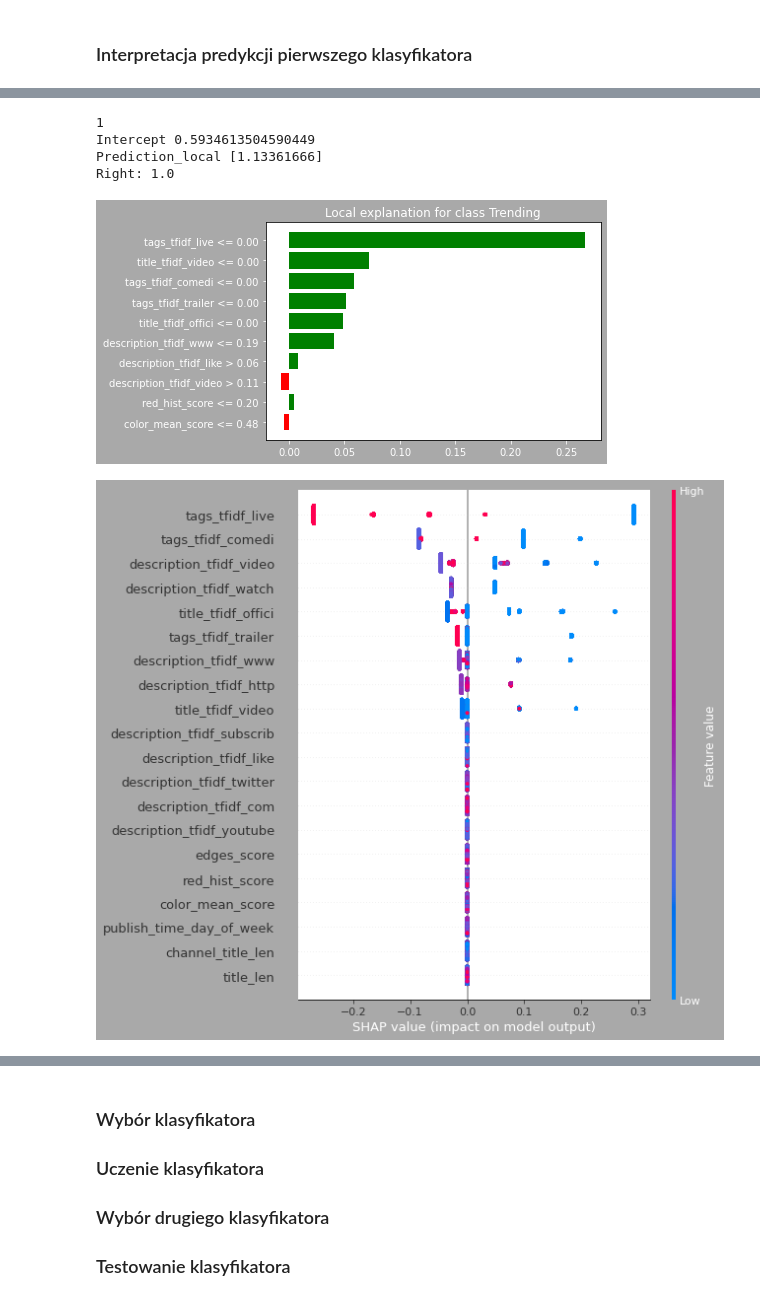
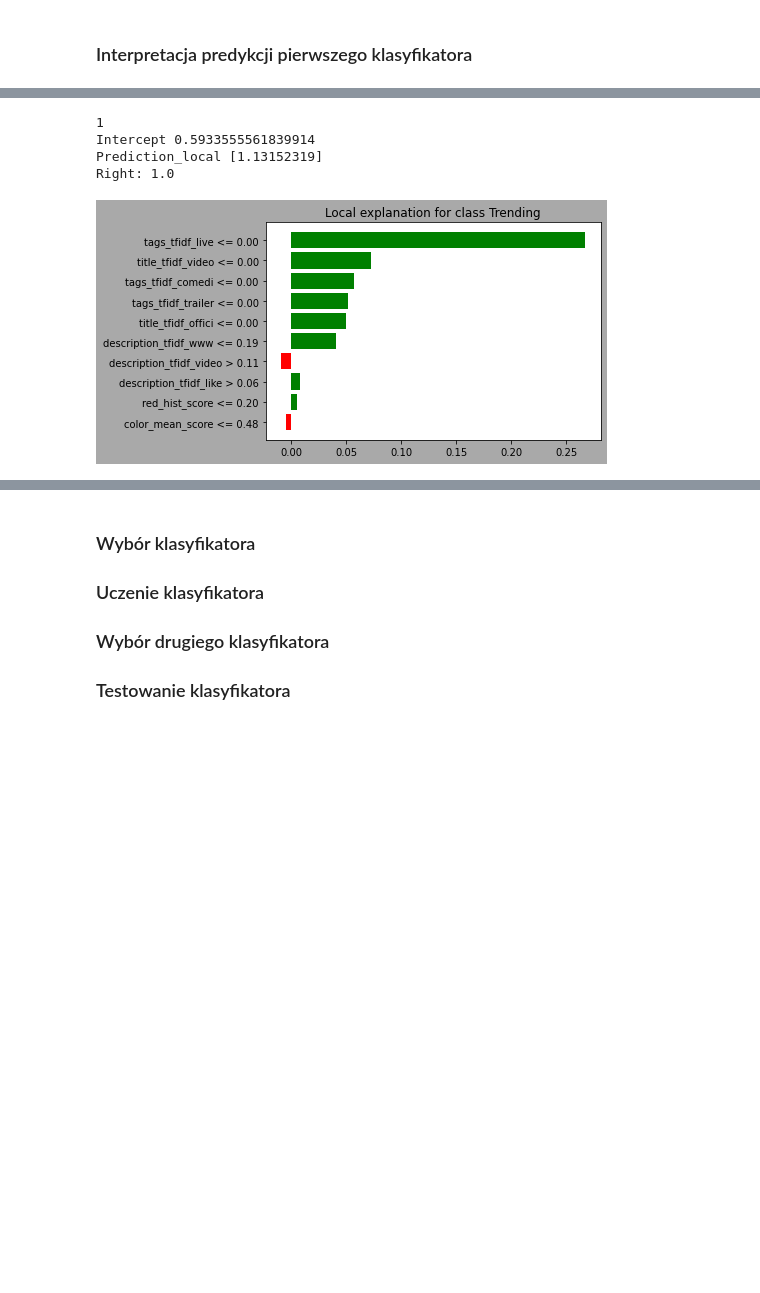
Before and after one commit to DominikKossinski/PED, a Jupyter notebook: notebooks/PED_6.ipynb, the cells around one changed output, grey strips where cells are left out. Saved outputs shown, nothing was run; the diff lists cells and outputs as text; code cells hidden in the pictures; blank space fills up the shorter version.

```diff
--- a/notebooks/PED_6.ipynb
+++ b/notebooks/PED_6.ipynb
@@ -128,7 +127,7 @@ TODO uzasadnij wybór.
 # %%
 param_grid = {
     "reduce_dim__k":[10, 20, 30], # range(1, 50, 5),
-    "classifier__max_depth": range(10, 50, 10),
+    "classifier__max_depth": [4, 8, 10, 20, 30],
     "classifier__min_samples_leaf": [1],# 2, 4],
     "classifier__n_estimators": [10, 50, 100, 200]
 
@@ -139,7 +138,7 @@ pipeline = Pipeline([
     ("classifier", RandomForestClassifier())
 ])
 
-grid_search = GridSearchCV(pipeline, n_jobs=8, param_grid=param_grid, cv=10, verbose=1)
+grid_search = GridSearchCV(pipeline, n_jobs=8, param_grid=param_grid, cv=10, verbose=1,scoring="accuracy")
 grid_search.fit(x_train, y_train)
 print(grid_search.best_params_)
 # %% [output]
@@ -198,25 +197,17 @@ shap_values_RF_train = explainerRF.shap_values(x_train_selected, approximate=Tru
 explainer = LimeTabularExplainer(
     x_train_selected.values,
     feature_names=x_train_selected.columns.values.tolist(),
+    training_labels=[0, 1],
     class_names=['Non trending', "Trending"],
-    # categorical_features=categorical_features,
     verbose=True,
 )
 
 j = 0
-# initialize js for SHAP
-shap.initjs()
+
 print(y_test.to_numpy()[j])
 exp = explainer.explain_instance(x_test_selected.loc[[j]].values[0], rf_pred)
 exp.save_to_file("lime.html")
 # exp.show_in_notebook(show_table=True)
 fig = exp.as_pyplot_figure()
 plt.show(fig)
-
-
-# shap.force_plot(explainerRF.expected_value, shap_values_RF_test[j], x_test.iloc[[j]])
-shap.summary_plot(shap_values_RF_train[1], x_train_selected, color="#FFFFFF")
-
-# TODO pomyśl o filtrowaniu danych
-# TODO pomyśl o odfiltrowaniu innych języków
 # %% [output]
@@ -224,6 +214,5 @@ shap.summary_plot(shap_values_RF_train[1], x_train_selected, color="#FFFFFF")
 1
-Intercept 0.5934613504590449
-Prediction_local [1.13361666]
+Intercept 0.5933555561839914
+Prediction_local [1.13152319]
 Right: 1.0
-[figure, old version]
+[figure, new version]
-[figure, removed]
```
Also changed, not shown: parts of 8 cells of this notebook.
